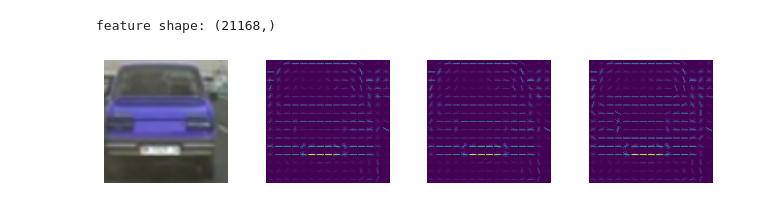
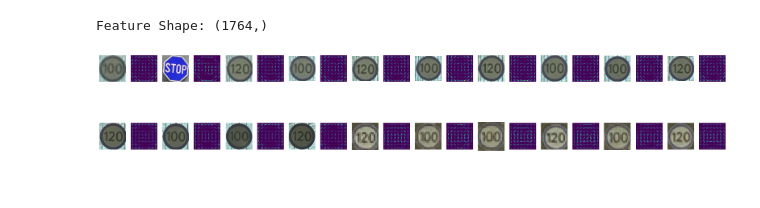
Before and after one commit to EbisuRyu/Vehicle-Detection-using-SVM-and-HOG, a Jupyter notebook: test_hog.ipynb, the cells around one changed output. Cells and saved outputs as stored; diff of their text form; code cells hidden in the pictures.

```diff
--- a/test_hog.ipynb
+++ b/test_hog.ipynb
@@ -1,11 +1,9 @@
 # %%
-import cv2
+from script.dataset import load_traffic_signboard_dataset
 from script.feature_source import FeatureExtracter
 from script.helpers import show_images
-import matplotlib.pyplot as plt
-sourcer_params = {
-  'color_model': 'gray',                # hls, hsv, yuv, ycrcb
-  'spatial_size': (200, 200),            # (16, 16), (32, 32), (64, 64)
+sourcer_params = {             # hls, hsv, yuv, ycrcb
+  'spatial_size': (64, 64),            # (16, 16), (32, 32), (64, 64)
   'orientations': 9,        # 6 - 12
   'pixels_per_cell': 8,               # 8, 16
   'cells_per_block': 2,                # 1, 2
@@ -14,3 +12,4 @@ sourcer_params = {
   'hog_visualize': True
 }
 sourcer = FeatureExtracter(**sourcer_params)
+images, labels = load_traffic_signboard_dataset()
@@ -40,7 +18,0 @@ plt.show()
-# %%
-for i in range(83, 103):
-    start_frame = cv2.imread(f'./dataset/traffic_sign_board/images/road{i}.png', cv2.IMREAD_GRAYSCALE)
-    features = sourcer.features(start_frame)
-    print("feature shape:", features.shape)
-    a_img = sourcer.visualize()
-    show_images([a_img], per_row = 2, per_col = 1, W = 10, H = 2)
@@ -61,6 +18,0 @@ feature shape: (20736,)
-# %%
-start_frame = cv2.imread("./dataset/traffic_sign_board/images/road97.png", cv2.IMREAD_ANYCOLOR)
-features = sourcer.features(start_frame)
-print("feature shape:", features.shape)
-rgb_img, a_img, b_img, c_img = sourcer.visualize()
-show_images([rgb_img, a_img, b_img, c_img], per_row = 4, per_col = 1, W = 10, H = 2)
@@ -70,9 +19,15 @@ feature shape: (5292,)
-# %%
-start_frame = cv2.imread("dataset/vehicles/GTI_MiddleClose/image0087.png")
-features = sourcer.features(start_frame)
-print("feature shape:", features.shape)
-rgb_img, a_img, b_img, c_img = sourcer.visualize()
-show_images([rgb_img, a_img, b_img, c_img], per_row = 4, per_col = 1, W = 10, H = 2)
-# %% [output]
-feature shape: (21168,)
-[figure, removed]
+# %%
+image_show = []
+i_start, i_end = 800, 820
+for i in range(i_start, i_end):
+    start_frame = images[i]
+    features = sourcer.features(start_frame)
+    feature_shape = features.shape
+    rgb_img, hog_image = sourcer.visualize()
+    image_show.append(rgb_img)
+    image_show.append(hog_image)
+print('Feature Shape:', feature_shape)
+show_images(image_show, per_row = i_end-i_start, per_col = 2, W = 25, H = 5)
+# %% [output]
+Feature Shape: (1764,)
+[figure, added]
```
Also changed, not shown: parts of 4 cells of this notebook, 8 other files.
